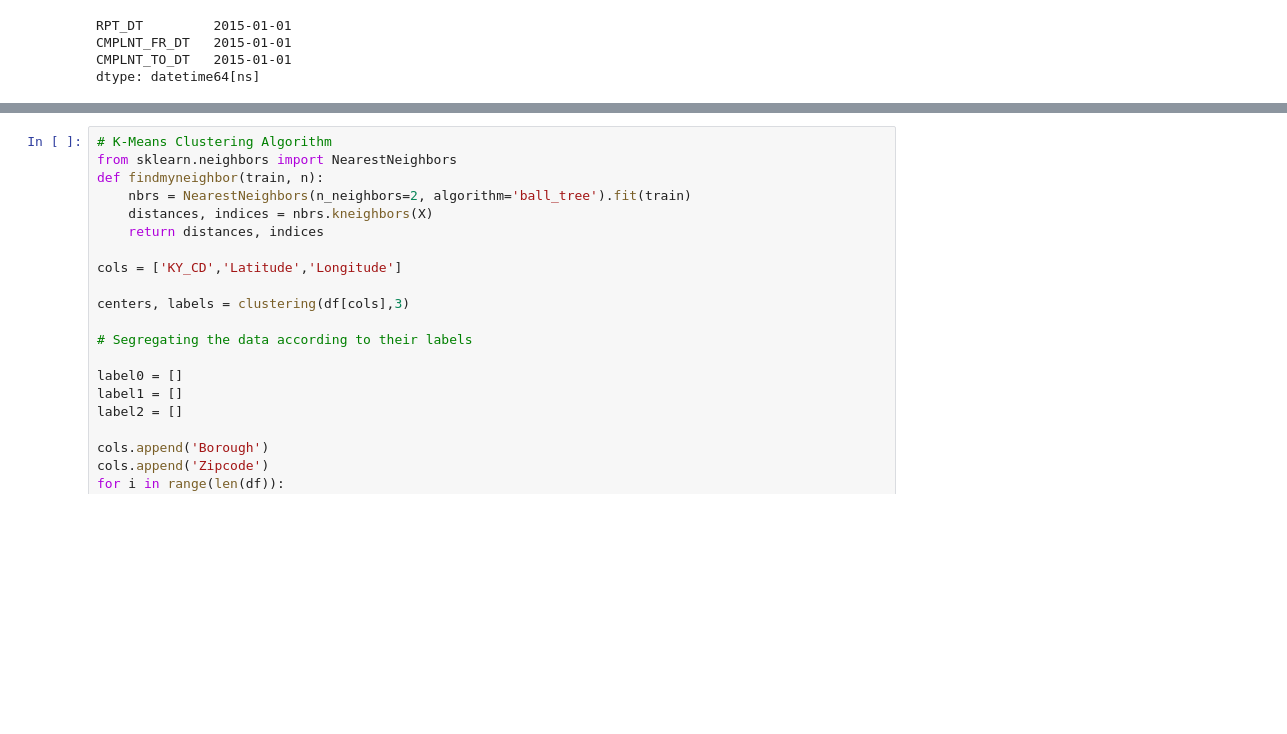
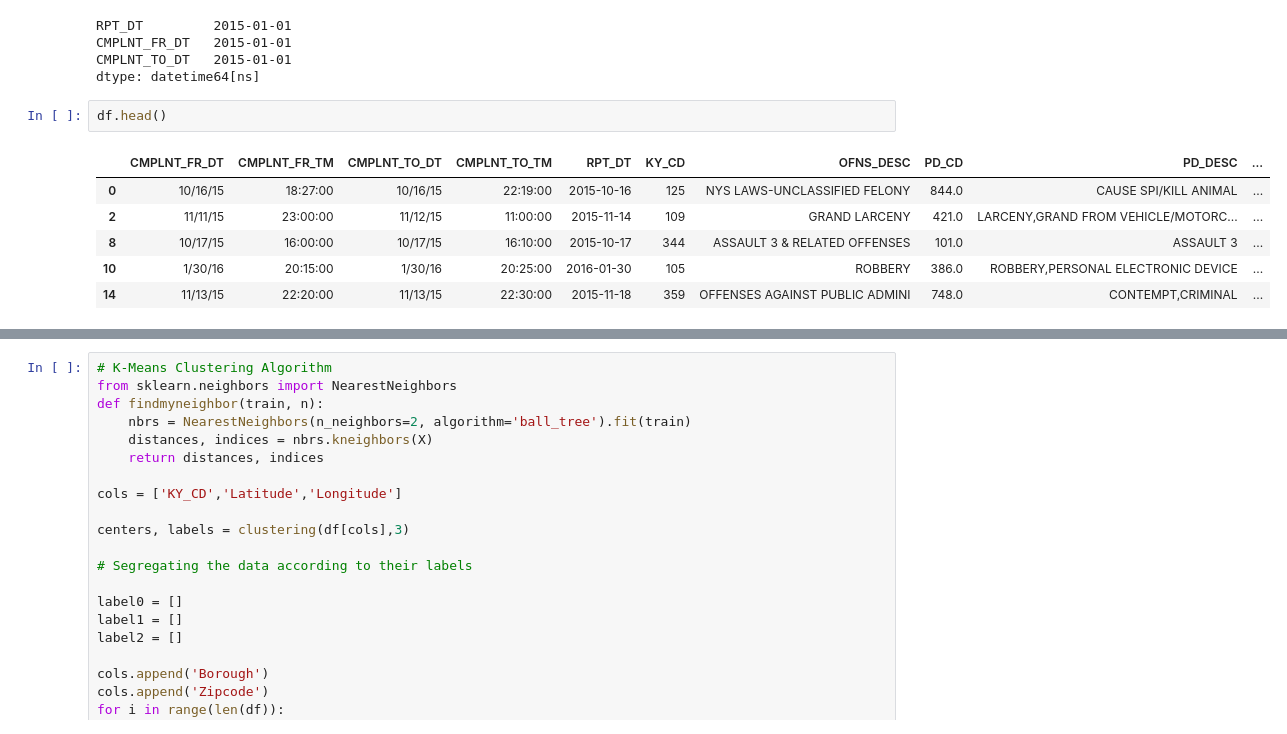
Before and after one commit to noopurP/NBAY6170_project, a Jupyter notebook: nypd_dataset.ipynb, the cells around one changed output, grey strips where cells are left out. Drawn from its saved outputs; the diff is of its cells as text; blank space fills up the shorter version.

```diff
--- a/nypd_dataset.ipynb
+++ b/nypd_dataset.ipynb
@@ -113,6 +102,15 @@ RPT_DT         2015-01-01
 CMPLNT_FR_DT   2015-01-01
 CMPLNT_TO_DT   2015-01-01
 dtype: datetime64[ns]
+# %%
+df.head()
+# %% [output]
+|  | CMPLNT_FR_DT | CMPLNT_FR_TM | CMPLNT_TO_DT | CMPLNT_TO_TM | RPT_DT | KY_CD | OFNS_DESC | PD_CD | PD_DESC | ... |
+| 0 | 10/16/15 | 18:27:00 | 10/16/15 | 22:19:00 | 2015-10-16 | 125 | NYS LAWS-UNCLASSIFIED FELONY | 844.0 | CAUSE SPI/KILL ANIMAL | ... |
+| 2 | 11/11/15 | 23:00:00 | 11/12/15 | 11:00:00 | 2015-11-14 | 109 | GRAND LARCENY | 421.0 | LARCENY,GRAND FROM VEHICLE/MOTORC... | ... |
+| 8 | 10/17/15 | 16:00:00 | 10/17/15 | 16:10:00 | 2015-10-17 | 344 | ASSAULT 3 & RELATED OFFENSES | 101.0 | ASSAULT 3 | ... |
+| 10 | 1/30/16 | 20:15:00 | 1/30/16 | 20:25:00 | 2016-01-30 | 105 | ROBBERY | 386.0 | ROBBERY,PERSONAL ELECTRONIC DEVICE | ... |
+| 14 | 11/13/15 | 22:20:00 | 11/13/15 | 22:30:00 | 2015-11-18 | 359 | OFFENSES AGAINST PUBLIC ADMINI | 748.0 | CONTEMPT,CRIMINAL | ... |
 # %%
 # Compiling list of Offenses, their categories and key codes
 
```
Also changed, not shown: parts of 7 cells of this notebook.
